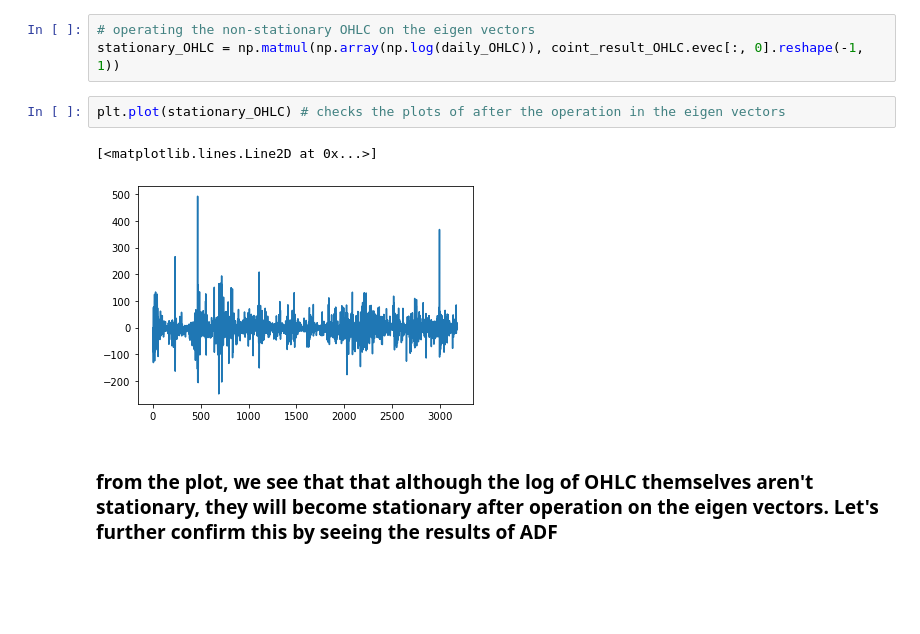
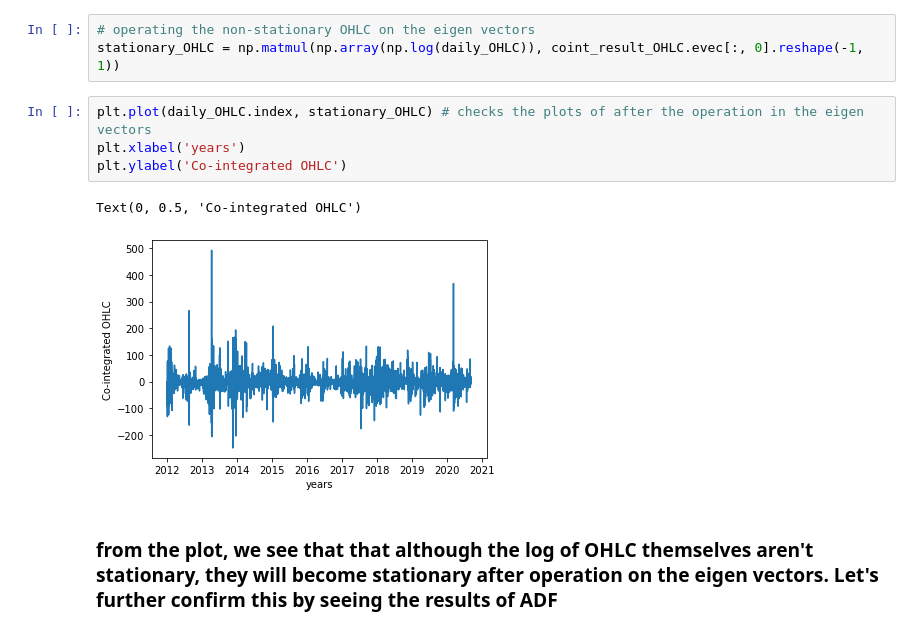
Before and after one commit to HamoyeHQ/05-bitcoin-trading, a Jupyter notebook: OHLC_BTC_CUR multivariate time series.ipynb, the cells around one changed output. Cells and saved outputs as stored; diff of their text form; blank space fills up the shorter version.

Commit message:
Multivariate time series forecast
Edited the xlabels for plots of OHLC

```diff
--- a/OHLC_BTC_CUR multivariate time series.ipynb
+++ b/OHLC_BTC_CUR multivariate time series.ipynb
@@ -705,10 +706,12 @@ eigen_values
 # operating the non-stationary OHLC on the eigen vectors
 stationary_OHLC = np.matmul(np.array(np.log(daily_OHLC)), coint_result_OHLC.evec[:, 0].reshape(-1, 1))
 # %%
-plt.plot(stationary_OHLC) # checks the plots of after the operation in the eigen vectors
+plt.plot(daily_OHLC.index, stationary_OHLC) # checks the plots of after the operation in the eigen vectors
+plt.xlabel('years')
+plt.ylabel('Co-integrated OHLC')
 # %% [output]
-[<matplotlib.lines.Line2D at 0x...>]
+Text(0, 0.5, 'Co-integrated OHLC')
-[figure, old version]
+[figure, new version]
 # %% [markdown]
 ### from the plot, we see that that although the log of OHLC themselves aren't stationary, they will become stationary after operation on the eigen vectors. Let's further confirm this by seeing the results of ADF
 # %%
```
Also changed, not shown: parts of 22 cells of this notebook.
